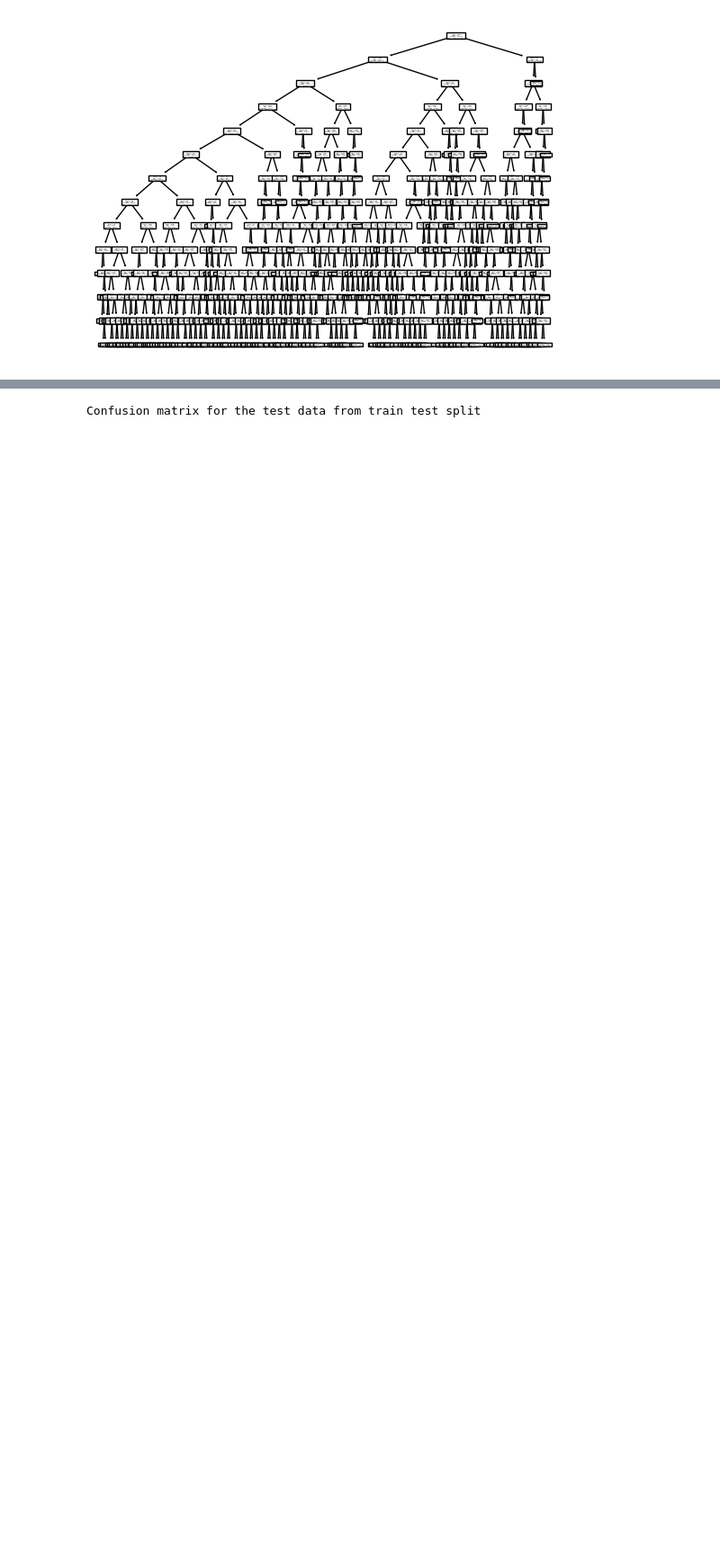
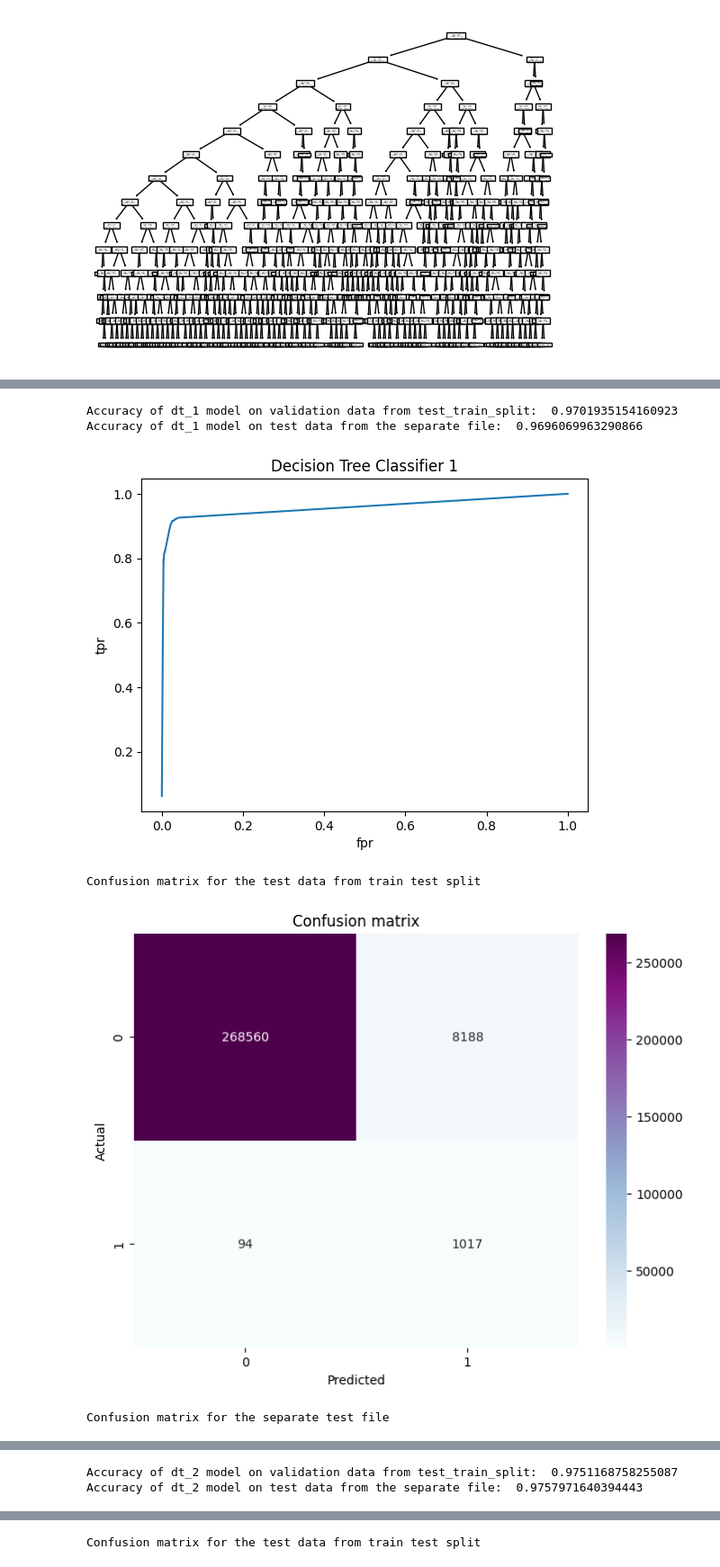
Before and after one commit to maarekarmenoras/IDS-project, a Jupyter notebook: project_file.ipynb, the cells around one changed output, grey strips where cells are left out. Shown at 90% size. Cells and saved outputs as stored; diff of their text form; code cells hidden in the pictures; blank space fills up the shorter version.

```diff
--- a/project_file.ipynb
+++ b/project_file.ipynb
@@ -627,0 +610,67 @@ plot_confusion_matrix(y_true,y_pred_testfile)
+# %%
+print("Accuracy of dt_1 model on validation data from test_train_split: ",accuracy_score(dt_1.predict(X_test),y_test))
+print("Accuracy of dt_1 model on test data from the separate file: ",accuracy_score(dt_1.predict(X_val),y_val))
+plot_ROC(test_cleaned,dt_1,'is_fraud','Decision Tree Classifier 1')
+
+
+y_true = y_val
+y_pred = dt_1.predict(X_test)
+y_pred_testfile = dt_1.predict(X_val)
+print("Confusion matrix for the test data from train test split")
+plot_confusion_matrix(y_test,y_pred)
+print("Confusion matrix for the separate test file")
+plot_confusion_matrix(y_true,y_pred_testfile)
+
+print("Accuracy of dt_2 model on validation data from test_train_split: ",accuracy_score(dt_2.predict(X_test),y_test))
+print("Accuracy of dt_2 model on test data from the separate file: ",accuracy_score(dt_2.predict(X_val),y_val))
+plot_ROC(test_cleaned,dt_1,'is_fraud','Decision Tree Classifier 2')
+y_true = y_val
+y_pred = dt_2.predict(X_test)
+y_pred_testfile = dt_2.predict(X_val)
+print("Confusion matrix for the test data from train test split")
+plot_confusion_matrix(y_test,y_pred)
+print("Confusion matrix for the separate test file")
+plot_confusion_matrix(y_true,y_pred_testfile)
+
+print("Accuracy of dt_3 model on validation data from test_train_split: ",accuracy_score(dt_3.predict(X_test),y_test))
+print("Accuracy of dt_3 model on test data from the separate file: ",accuracy_score(dt_3.predict(X_val),y_val))
+plot_ROC(test_cleaned,dt_3,'is_fraud','Decision Tree Classifier 3')
+y_true = y_val
+y_pred = dt_3.predict(X_test)
+y_pred_testfile = dt_3.predict(X_val)
+
+print("Confusion matrix for the test data from train test split")
+plot_confusion_matrix(y_test,y_pred)
+print("Confusion matrix for the separate test file")
+plot_confusion_matrix(y_true,y_pred_testfile)
+
+print("Accuracy of dt_4 model on validation data from test_train_split: ",accuracy_score(dt_4.predict(X_test),y_test))
+print("Accuracy of dt_4 model on test data from the separate file: ",accuracy_score(dt_4.predict(X_val),y_val))
+plot_ROC(test_cleaned,dt_4,'is_fraud','Decision Tree Classifier 4')
+y_true = y_val
+y_pred = dt_4.predict(X_test)
+y_pred_testfile = dt_4.predict(X_val)
+
+print("Confusion matrix for the test data from train test split")
+plot_confusion_matrix(y_test,y_pred)
+print("Confusion matrix for the separate test file")
+plot_confusion_matrix(y_true,y_pred_testfile)
+
+print("Accuracy of dt_5 model on validation data from test_train_split: ",accuracy_score(dt_5.predict(X_test),y_test))
+print("Accuracy of dt_5 model on test data from the separate file: ",accuracy_score(dt_5.predict(X_val),y_val))
+plot_ROC(test_cleaned,dt_1,'is_fraud','Decision Tree Classifier 5')
+y_true = y_val
+y_pred = dt_5.predict(X_test)
+y_pred_testfile = dt_5.predict(X_val)
+
+print("Confusion matrix for the test data from train test split")
+plot_confusion_matrix(y_test,y_pred)
+print("Confusion matrix for the separate test file")
+plot_confusion_matrix(y_true,y_pred_testfile)
+# %% [output]
+Accuracy of dt_1 model on validation data from test_train_split:  0.9701935154160923
+Accuracy of dt_1 model on test data from the separate file:  0.9696069963290866
+[figure, added]
+Confusion matrix for the test data from train test split
+[figure, added]
+Confusion matrix for the separate test file
@@ -627,0 +678,2 @@ plot_confusion_matrix(y_true,y_pred_testfile)
+Accuracy of dt_2 model on validation data from test_train_split:  0.9751168758255087
+Accuracy of dt_2 model on test data from the separate file:  0.9757971640394443
```
Also changed, not shown: parts of 29 cells of this notebook.
